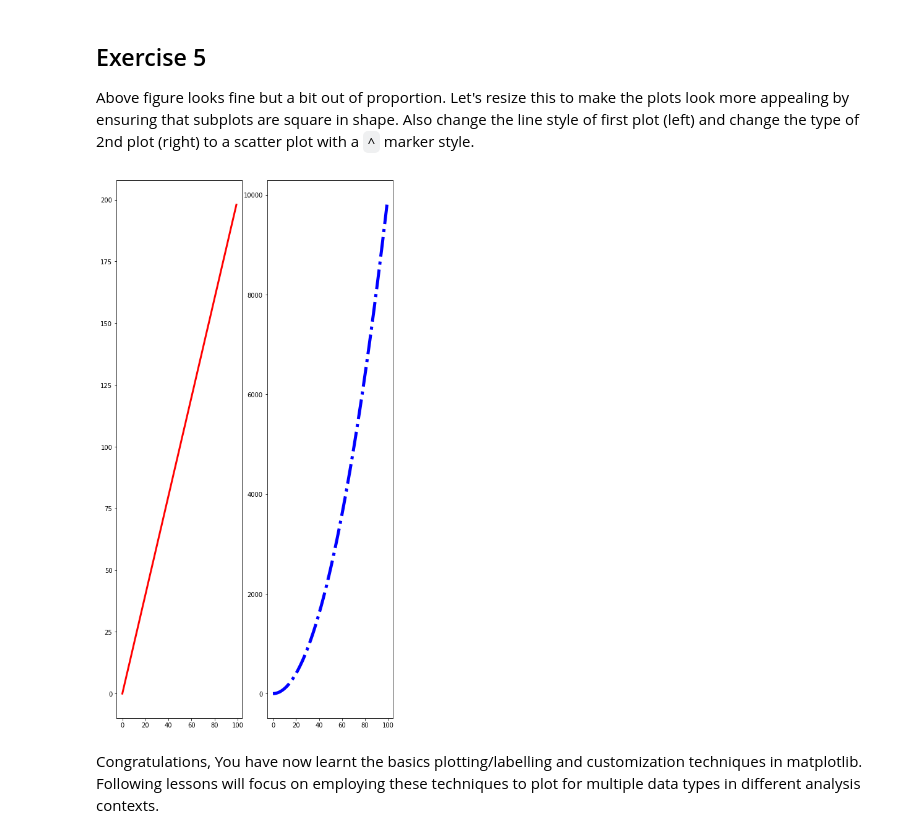
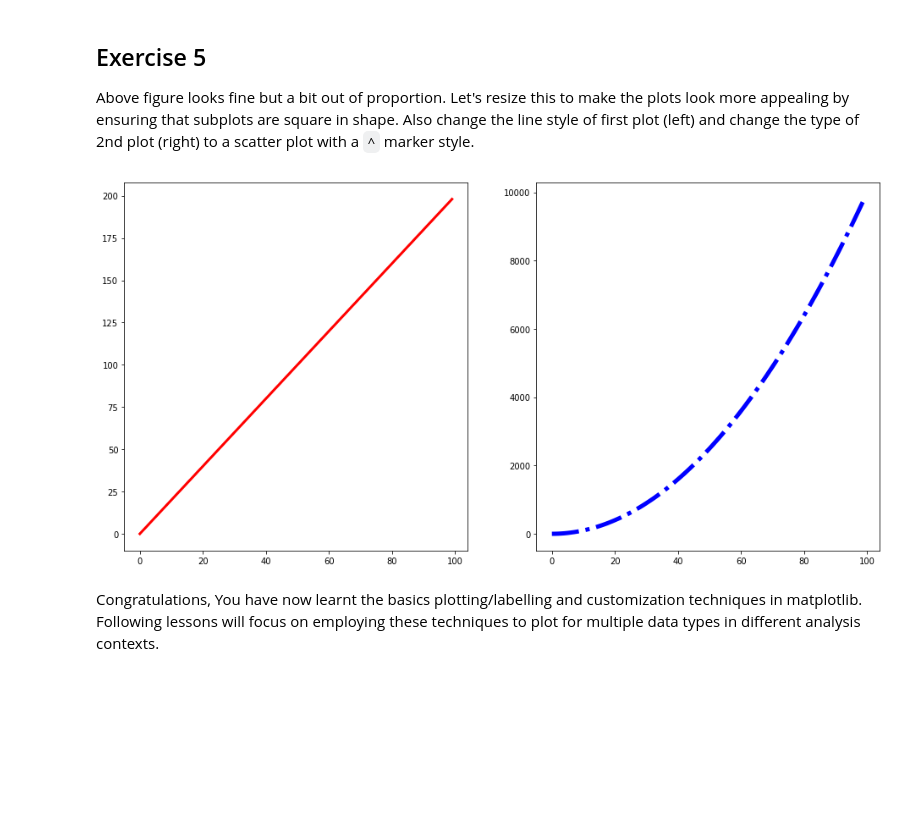
Before and after one commit to jdmitchell0216/ds-matplotlib-intro-lab-nyc-ds-career-012819, a Jupyter notebook: index.ipynb, the cells around one changed output. Saved outputs shown, nothing was run; the diff lists cells and outputs as text; code cells hidden in the pictures; blank space fills up the shorter version.

```diff
--- a/index.ipynb
+++ b/index.ipynb
@@ -159,17 +159,17 @@ plt.show()
 Above figure looks fine but a bit out of proportion. Let's resize this to make the plots look more appealing by ensuring that subplots are square in shape. Also change the line style of first plot (left) and change the type of 2nd plot (right) to a scatter plot with a `^` marker style.
 # %%
 # Define a new figure with matplotlib's .plot() function.
-new_figure = plt.figure(figsize = (, 16))
+new_figure = plt.figure(figsize = (16, 8))
 # Add a subplot to the figure - a new axes
 ax1 = new_figure.add_subplot(121)
 ax2 = new_figure.add_subplot(122)
 # Generate a line plot
 ax1.plot(x, y, color='red', linewidth=3, linestyle = '-')
 ax2.plot(x, z, color='blue', linewidth=5, linestyle = '-.')
 
 plt.show()
 # %% [output]
-[figure, old version]
+[figure, new version]
 # %% [markdown]
 Congratulations, You have now learnt the basics plotting/labelling and customization techniques in matplotlib. Following lessons will focus on employing these techniques to plot for multiple data types in different analysis contexts.
 # %% [markdown]
```
